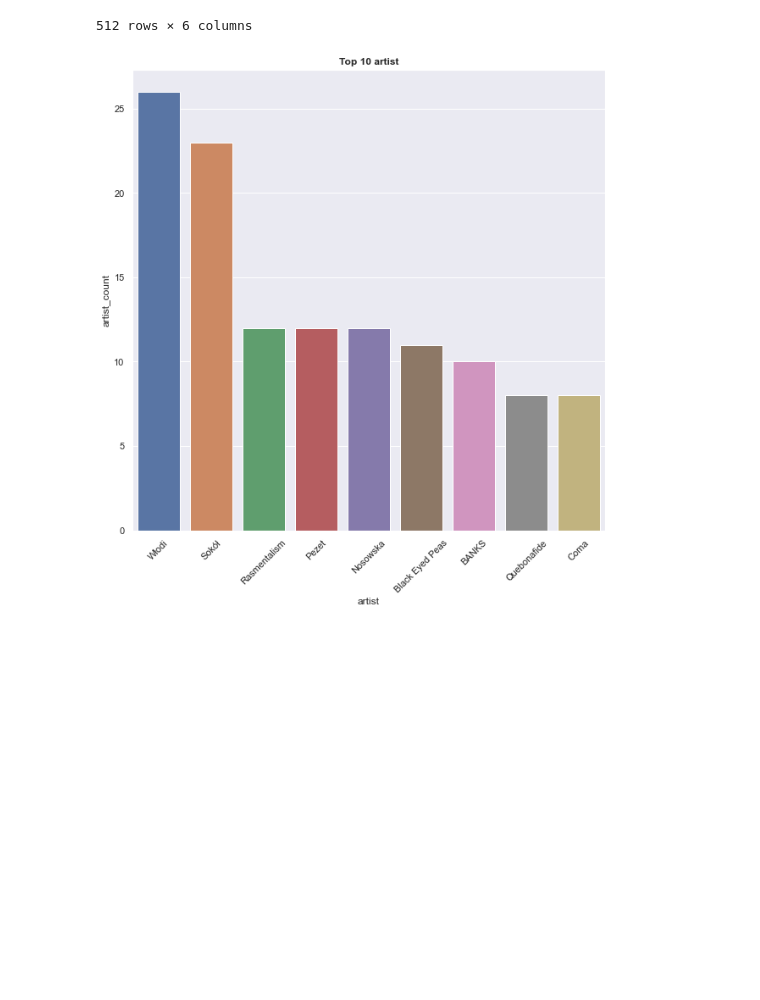
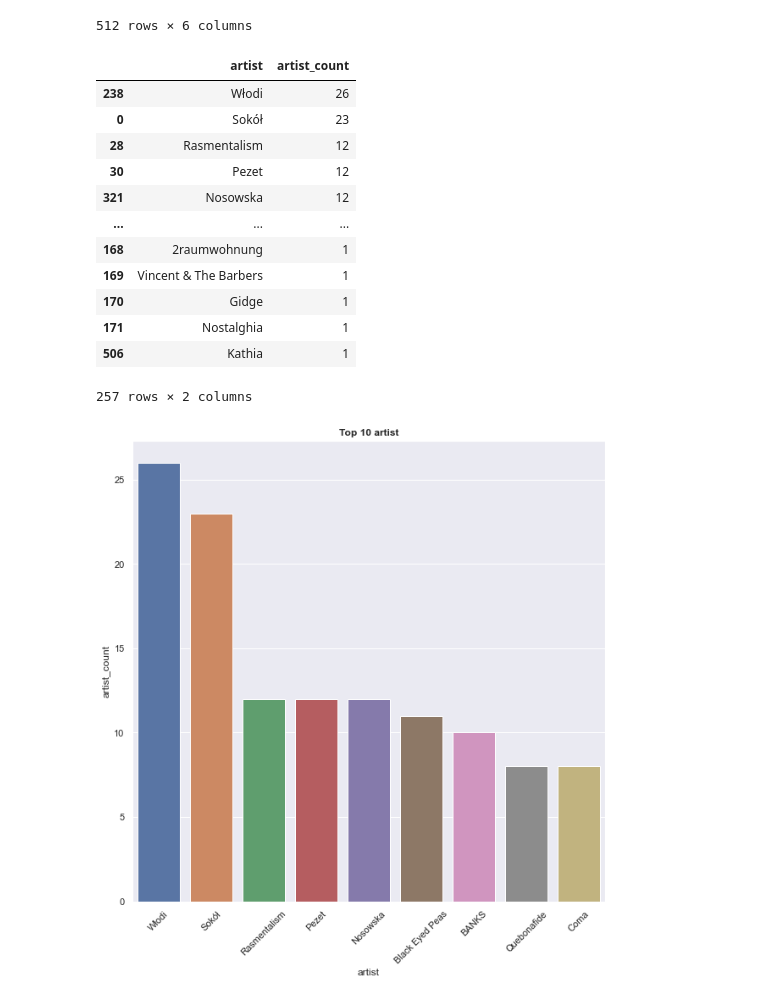
Before and after one commit to amatacz/spotify-api-project, a Jupyter notebook: spotify-api-user-analysis.ipynb, the cells around one changed output. Cells and saved outputs as stored; diff of their text form; code cells hidden in the pictures; blank space fills up the shorter version.

```diff
--- a/spotify-api-user-analysis.ipynb
+++ b/spotify-api-user-analysis.ipynb
@@ -181,6 +193,22 @@ display(track_details_df)
 | 510 | 1AMJtqWM66CsQM4L2nQhxc | Kawa i Xanax | Quebonafide | 1fxbULcd6ryMNc1usHoP0R | 249.15 | 8 |
 | 511 | 1ZeBRaUlfmys5RYScBsBfQ | Bogini | Quebonafide | 1fxbULcd6ryMNc1usHoP0R | 262.15 | 8 |
 512 rows × 6 columns
+# %%
+track_details_df[['artist', 'artist_count']].drop_duplicates(subset = "artist").sort_values('artist_count', ascending=False)
+# %% [output]
+|  | artist | artist_count |
+| 238 | Włodi | 26 |
+| 0 | Sokół | 23 |
+| 28 | Rasmentalism | 12 |
+| 30 | Pezet | 12 |
+| 321 | Nosowska | 12 |
+| ... | ... | ... |
+| 168 | 2raumwohnung | 1 |
+| 169 | Vincent & The Barbers | 1 |
+| 170 | Gidge | 1 |
+| 171 | Nostalghia | 1 |
+| 506 | Kathia | 1 |
+257 rows × 2 columns
 # %%
 ax = sns.barplot(x='artist', y='artist_count', data=track_details_df[['artist', 'artist_count']].drop_duplicates(subset = "artist").sort_values('artist_count', ascending=False)[0:9])
 plot = ax.set_xticklabels(ax.get_xticklabels(), rotation=45)
```
Also changed, not shown: parts of 9 cells of this notebook, 2 other files.
